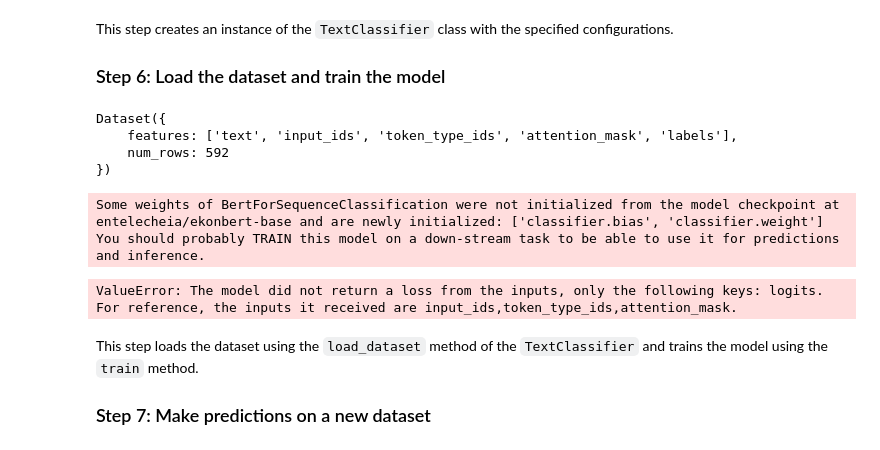
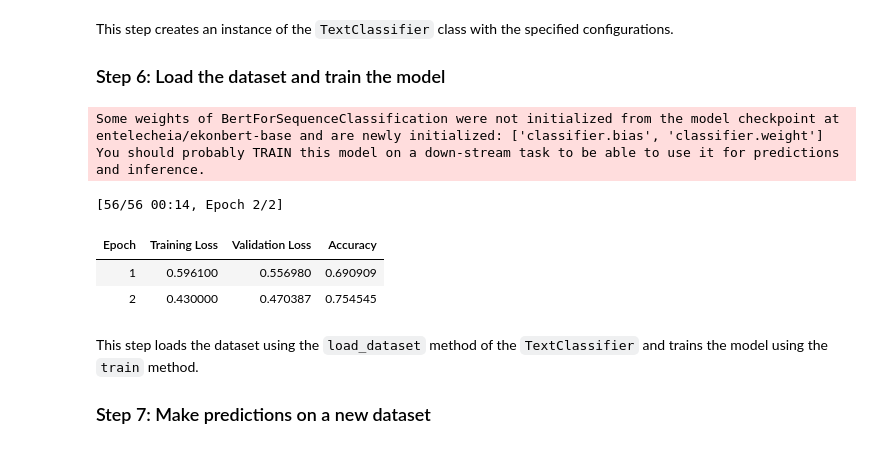
Before and after one commit to entelecheia/hyfi-ml, a Jupyter notebook: book/usage/classification.ipynb, the cells around one changed output. Drawn from its saved outputs; the diff is of its cells as text; code cells hidden in the pictures.

```diff
--- a/book/usage/classification.ipynb
+++ b/book/usage/classification.ipynb
@@ -101,11 +101,12 @@ dataset_config = DatasetConfig(
     dev_size=None,
     stratify_on=None,
     random_state=None,
+    id2label={0: "negative", 1: "positive"},
 )
 
 training_config = TrainingConfig(
     output_dir="output",
-    num_train_epochs=3,
+    num_train_epochs=2,
     per_device_train_batch_size=16,
     per_device_eval_batch_size=16,
     warmup_steps=10,
@@ -142,21 +142,16 @@ This step creates an instance of the `TextClassifier` class with the specified c
 ### Step 6: Load the dataset and train the model
 # %%
 dataset = classifier.load_dataset()
-
-tokenized_dataset = classifier.preprocess_dataset(dataset)
-tokenized_dataset
+train_test_datasets = classifier.split_dataset(dataset)
+train_dataset = train_test_datasets["train"]
+classifier.train(train_dataset)
 # %% [output]
-Dataset({
-    features: ['text', 'input_ids', 'token_type_ids', 'attention_mask', 'labels'],
-    num_rows: 592
-})
+Some weights of BertForSequenceClassification were not initialized from the model checkpoint at entelecheia/ekonbert-base and are newly initialized: ['classifier.bias', 'classifier.weight']
+You should probably TRAIN this model on a down-stream task to be able to use it for predictions and inference.
+[56/56 00:14, Epoch 2/2]
+| Epoch | Training Loss | Validation Loss | Accuracy |
+| 1 | 0.596100 | 0.556980 | 0.690909 |
+| 2 | 0.430000 | 0.470387 | 0.754545 |
-# %%
-dataset = classifier.load_dataset()
-classifier.train(dataset)
-# %% [output]
-Some weights of BertForSequenceClassification were not initialized from the model checkpoint at entelecheia/ekonbert-base and are newly initialized: ['classifier.bias', 'classifier.weight']
-You should probably TRAIN this model on a down-stream task to be able to use it for predictions and inference.
-ValueError: The model did not return a loss from the inputs, only the following keys: logits. For reference, the inputs it received are input_ids,token_type_ids,attention_mask.
 # %% [markdown]
 This step loads the dataset using the `load_dataset` method of the `TextClassifier` and trains the model using the `train` method.
 
```
Also changed, not shown: parts of 9 cells of this notebook.
